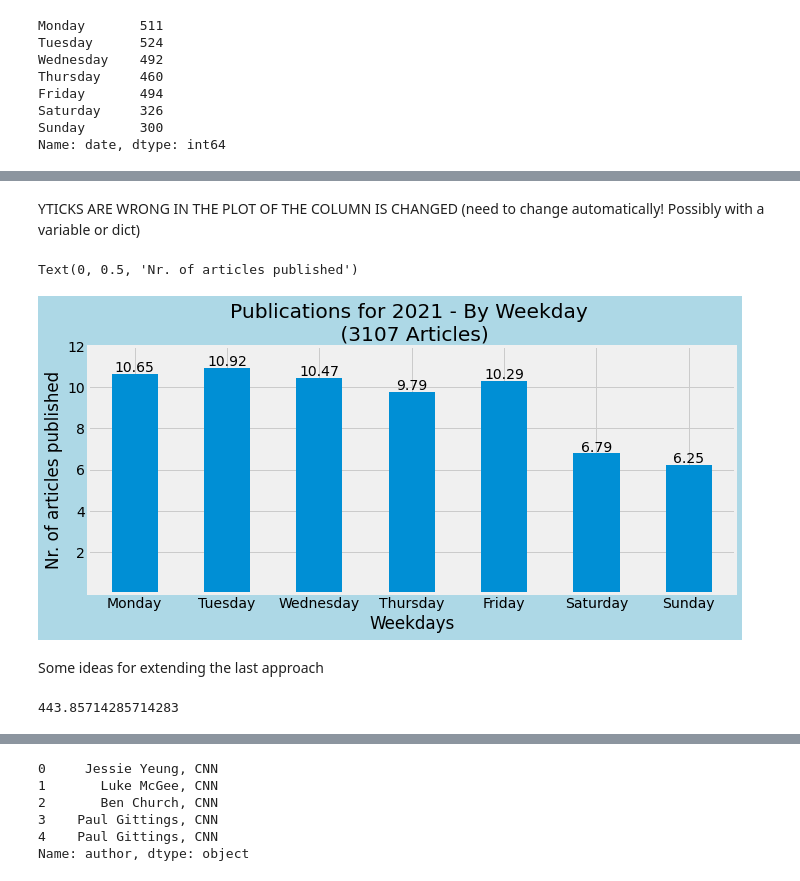
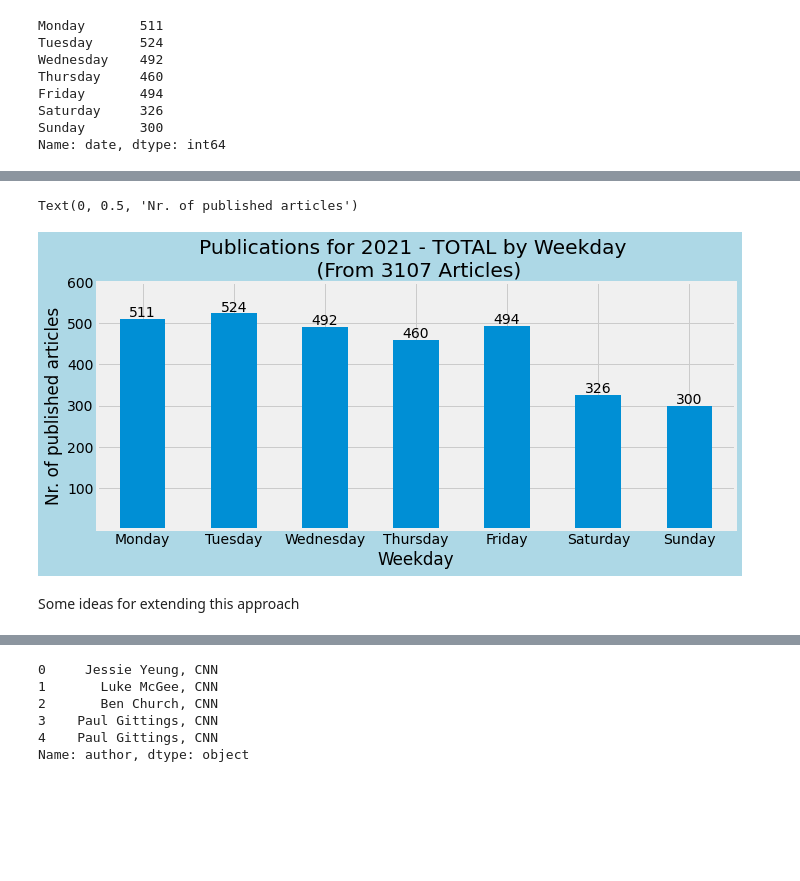
Before and after one commit to vollenia/data_analysis_CNN_news, a Jupyter notebook: analysis_cnn_xml.ipynb, the cells around one changed output, grey strips where cells are left out. Cells and saved outputs as stored; diff of their text form; code cells hidden in the pictures; blank space fills up the shorter version.

```diff
--- a/analysis_cnn_xml.ipynb
+++ b/analysis_cnn_xml.ipynb
@@ -263,36 +255,34 @@ weekdays_pub_df_alt # alternatively use .transpose()
-# %% [markdown]
-YTICKS ARE WRONG IN THE PLOT OF THE COLUMN IS CHANGED (need to change automatically! Possibly with a variable or dict)
 # %%
+# Declaring the column to be plotted
+col = "TOTAL"
+
 # Inititating the plot
-fig_days, ax_days = plt.subplots(tight_layout=True)
+fig_days_alt, ax_days_alt = plt.subplots(tight_layout=True)
 
 # Feeding the data (pandas Series)
-weekdays_pub_df_alt["MEAN"].plot(kind="bar",
-                            title=f"Publications for 2021 - By Weekday \n ({np.sum(weekdays_pub.values)} Articles)",
+weekdays_pub_df_alt[col].plot(kind="bar",
+                            title=f"Publications for 2021 - {col} by Weekday \n (From {np.sum(weekdays_pub.values)} Articles)",
                             figsize=(10,5))
 
 # Annotating individual bars
-for bar in ax_days.patches:
-    ax_days.annotate(bar.get_height(), (bar.get_x() + bar.get_width()/2, bar.get_height()),
+for bar in ax_days_alt.patches:
+    ax_days_alt.annotate(bar.get_height(), (bar.get_x() + bar.get_width()/2, bar.get_height()),
     xytext=(0,6), textcoords="offset points", ha="center", va="center")
 
 # Configuring the chart
-fig_days.set_facecolor("lightblue")
-ax_days.set_xticklabels(labels=weekdays_pub_df_alt.index, rotation=0)
-ax_days.set_yticks(np.arange(0,np.max(weekdays_pub_df_alt["MEAN"])+2, step=2)[1:])
-ax_days.set_xlabel("Weekdays")
-ax_days.set_ylabel("Nr. of articles published")
+fig_days_alt.set_facecolor("lightblue")
+ax_days_alt.set_xticklabels(labels=weekdays_pub_df_alt.index, rotation=0)
+ax_days_t_y = ax_days_alt.get_yticks() # getting the automatic asignment of y_ticks (large variation in scale expected when switching df columns)
+ax_days_alt.set_yticks(ax_days_t_y[1:]) # dropping the first value (0) of y_ticks
+ax_days_alt.set_xlabel("Weekday")
+ax_days_alt.set_ylabel("Nr. of published articles")
 
-#fig_days.savefig("days", facecolor="lightblue")
+#fig_days_alt.savefig("days_alt", facecolor="lightblue")
 # %% [output]
-Text(0, 0.5, 'Nr. of articles published')
+Text(0, 0.5, 'Nr. of published articles')
-[figure, old version]
+[figure, new version]
 # %% [markdown]
-Some ideas for extending the last approach
+Some ideas for extending this approach
-# %%
-np.mean(weekdays_pub.values)
-# %% [output]
-443.85714285714283
 # %%
 mean_mf, std_mf = np.mean(weekdays_pub.values[:5]), np.std(weekdays_pub.values[:5])
 mean_ss, std_ss = np.mean(weekdays_pub.values[5:]), np.std(weekdays_pub.values[5:])
```
Also changed, not shown: parts of 26 cells of this notebook.
